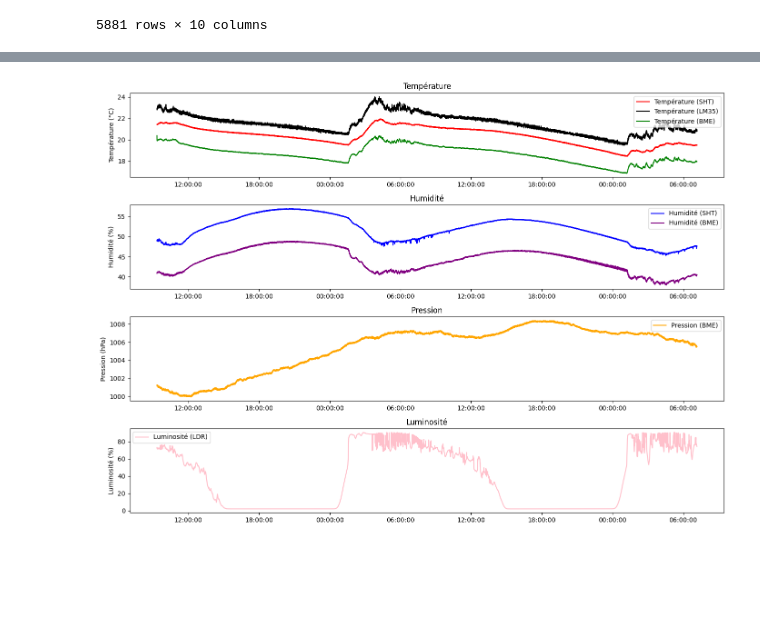
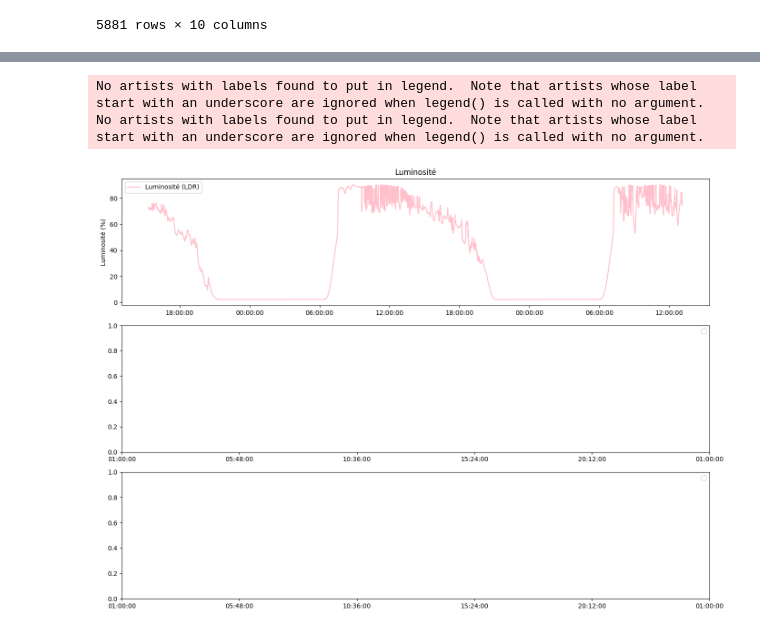
Before and after one commit to KylianJrd/orn_environmental_monitoring, a Jupyter notebook: Mesure/ComparaisonLinéarité.ipynb, the cells around one changed output, grey strips where cells are left out. Drawn from its saved outputs; the diff is of its cells as text; code cells hidden in the pictures; blank space fills up the shorter version.

```diff
--- a/Mesure/ComparaisonLinéarité.ipynb
+++ b/Mesure/ComparaisonLinéarité.ipynb
@@ -260,7 +265,7 @@ timestamp,c_sht,h_sht,c_bme,p_bme,h_bme,c_lm,lux_diode
 """
 
 # Création d'un DataFrame à partir des données
-df = pd.read_csv("/home/kylian/Bureau/orn_environmental_monitoring/mesures4capteurs.csv")
+df = pd.read_csv("/home/kylian/Bureau/orn_environmental_monitoring/Mesure/mesures4capteursV2_updated.csv")
 
 # Conversion du timestamp en datetime
 #df['timestamp'] = pd.to_datetime(df['timestamp'], unit='s')
@@ -293,53 +298,55 @@ df
 # Supposons que df est votre DataFrame contenant le timestamp
 
 
 # Création des subplots
-fig, axs = plt.subplots(4, 1, figsize=(14, 10))
+fig, axs = plt.subplots(3, 1, figsize=(14, 10))
 
 
 
 # Tracé des données
-axs[0].plot(df['timestamp_paris'], df['c_sht'], color='red', label='Température (SHT)')
-axs[0].set_title('Température')
-axs[0].set_ylabel('Température (°C)')
+#axs[0].plot(df['timestamp_paris'], df['c_sht'], color='red', label='Température (SHT)')
+#axs[0].set_title('Température')
+#axs[0].set_ylabel('Température (°C)')
 
-axs[1].plot(df['timestamp_paris'], df['h_sht'], color='blue', label='Humidité (SHT)')
-axs[1].set_title('Humidité')
-axs[1].set_ylabel('Humidité (%)')
+#axs[1].plot(df['timestamp_paris'], df['h_sht'], color='blue', label='Humidité (SHT)')
+#axs[1].set_title('Humidité')
+#axs[1].set_ylabel('Humidité (%)')
 
-axs[0].plot(df['timestamp_paris'], df['c_lm'], color='black', label='Température (LM35)')
-axs[0].set_title('Température')
-axs[0].set_ylabel('Température (°C)')
+#axs[0].plot(df['timestamp_paris'], df['c_lm'], color='black', label='Température (LM35)')
+#axs[0].set_title('Température')
+#axs[0].set_ylabel('Température (°C)')
 
-axs[0].plot(df['timestamp_paris'], df['c_bme'], color='green', label='Température (BME)')
-axs[0].set_title('Température')
-axs[0].set_ylabel('Température (°C)')
+#axs[0].plot(df['timestamp_paris'], df['c_bme'], color='green', label='Température (BME)')
+#axs[0].set_title('Température')
+#axs[0].set_ylabel('Température (°C)')
 
-axs[2].plot(df['timestamp_paris'], df['p_bme'], color='orange', label='Pression (BME)')
-axs[2].set_title('Pression')
-axs[2].set_ylabel('Pression (hPa)')
+#axs[2].plot(df['timestamp_paris'], df['p_bme'], color='orange', label='Pression (BME)')
+#axs[2].set_title('Pression')
+#axs[2].set_ylabel('Pression (hPa)')
 
-axs[1].plot(df['timestamp_paris'], df['h_bme'], color='purple', label='Humidité (BME)')
-axs[1].set_title('Humidité')
-axs[1].set_ylabel('Humidité (%)')
+#axs[1].plot(df['timestamp_paris'], df['h_bme'], color='purple', label='Humidité (BME)')
+#axs[1].set_title('Humidité')
+#axs[1].set_ylabel('Humidité (%)')
 
-axs[3].plot(df['timestamp_paris'], df['lux_diode'], color='pink', label='Luminosité (LDR)')
-axs[3].set_title('Luminosité')
-axs[3].set_ylabel('Luminosité (%)')
+axs[0].plot(df['timestamp_paris'], df['lux_diode'], color='pink', label='Luminosité (LDR)')
+axs[0].set_title('Luminosité')
+axs[0].set_ylabel('Luminosité (%)')
 
 # Ajout de la légende
 for ax in axs.flat:
     ax.legend()
 
 # Formatter les dates sur l'axe x en heures avec le fuseau horaire de Paris
 for ax in axs.flat:
     ax.xaxis.set_major_formatter(mdates.DateFormatter('%H:%M:%S', tz=timezone('Europe/Paris')))
 
 
 # Ajustement du placement des subplots
 plt.tight_layout()
 
 # Affichage du graphique
 #plt.show()
 # %% [output]
+No artists with labels found to put in legend.  Note that artists whose label start with an underscore are ignored when legend() is called with no argument.
+No artists with labels found to put in legend.  Note that artists whose label start with an underscore are ignored when legend() is called with no argument.
-[figure, old version]
+[figure, new version]
```
Also changed, not shown: parts of 5 cells of this notebook.
